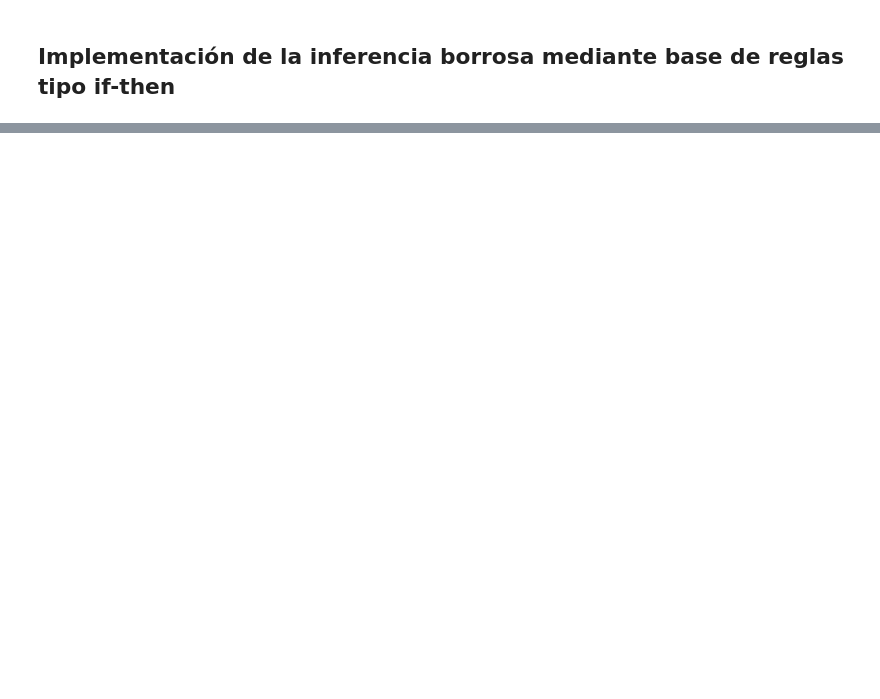
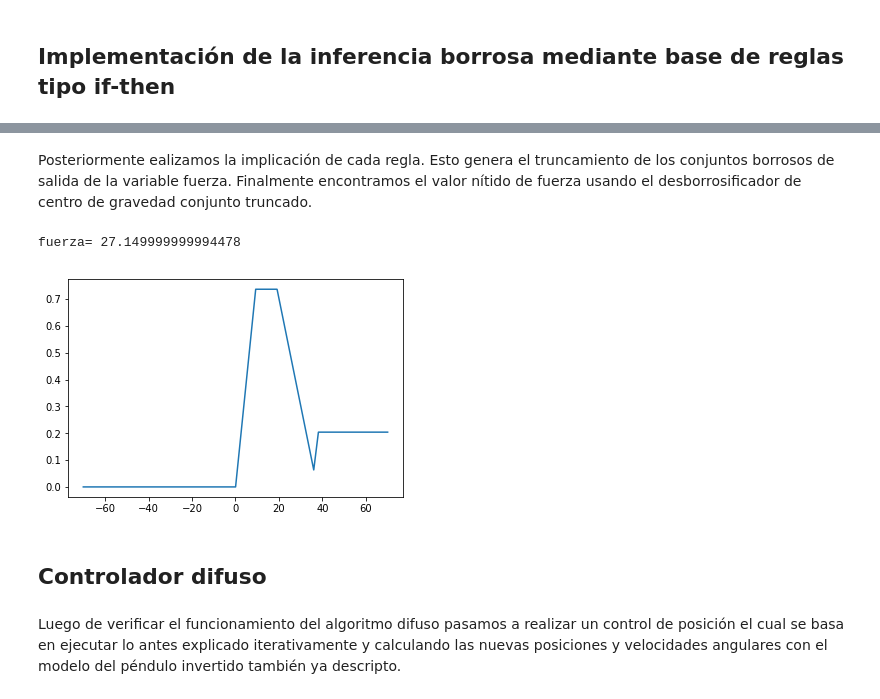
Before and after one commit to GinoAvanzini/IA2_2019, a Jupyter notebook: TP_2/fuzzy_logic.ipynb, the cells around one changed output, grey strips where cells are left out. Drawn from its saved outputs; the diff is of its cells as text; code cells hidden in the pictures; blank space fills up the shorter version.

```diff
--- a/TP_2/fuzzy_logic.ipynb
+++ b/TP_2/fuzzy_logic.ipynb
@@ -176,0 +182,8 @@ Las base de reglas que se estableció para la inferencia borrosa se expone en la
+# %%
+R = {
+    'MN': {'MN': 'MN', 'N': 'MN', 'Z': 'MN', 'P': 'N', 'MP': 'Z'},
+    'N': {'MN': 'MN', 'N': 'MN', 'Z': 'N', 'P': 'Z', 'MP': 'P'},
+    'Z': {'MN': 'MN', 'N': 'N', 'Z': 'Z', 'P': 'P', 'MP': 'MP'},
+    'P': {'MN': 'N', 'N': 'Z', 'Z': 'P', 'P': 'MP', 'MP': 'MP'},
+    'MP': {'MN': 'Z', 'N': 'P', 'Z': 'MP', 'P': 'MP', 'MP': 'MP'}
+    }
@@ -176,0 +217,37 @@ Las base de reglas que se estableció para la inferencia borrosa se expone en la
+# %%
+v_antec = {'MN': 0, 'N': 0, 'Z':0, 'P': 0, 'MP': 0}
+
+for theta_r in R.keys():
+    for thetadot_r in R[theta_r].keys():
+        if (mu_thetadot[thetadot_r] == 0) or (mu_theta[theta_r] == 0):
+            continue
+
+        antec = min(mu_theta[theta_r], mu_thetadot[thetadot_r])
+
+        if (antec > v_antec[R[theta_r][thetadot_r]]):
+            v_antec[R[theta_r][thetadot_r]] = antec
+# %% [markdown]
+Posteriormente ealizamos la implicación de cada regla. Esto genera el truncamiento de los conjuntos borrosos de salida de la variable fuerza. Finalmente encontramos el valor nítido de fuerza usando el desborrosificador de centro de gravedad conjunto truncado.
+# %%
+# Implicación/truncado de conjuntos de salida:
+F_out = zeros(len(F[0]))
+
+for i in F[1].keys():
+    for j in range(0, len(F[0])):
+
+        min_temp = min(F[1][i][j], v_antec[i])
+
+        if (min_temp > F_out[j]):
+            F_out[j] = min_temp
+
+plt.plot(F[0], F_out)
+force = defuzzifier(F_out, F[0])
+
+print("fuerza=",force)
+# %% [output]
+fuerza= 27.149999999994478
+[figure, added]
+# %% [markdown]
+## Controlador difuso
+# %% [markdown]
+Luego de verificar el funcionamiento del algoritmo difuso pasamos a realizar un control de posición el cual se basa en ejecutar lo antes explicado iterativamente y calculando las nuevas posiciones y velocidades angulares con el modelo del péndulo invertido también ya descripto.
```
Also changed, not shown: parts of 22 cells of this notebook, 1 other file.
